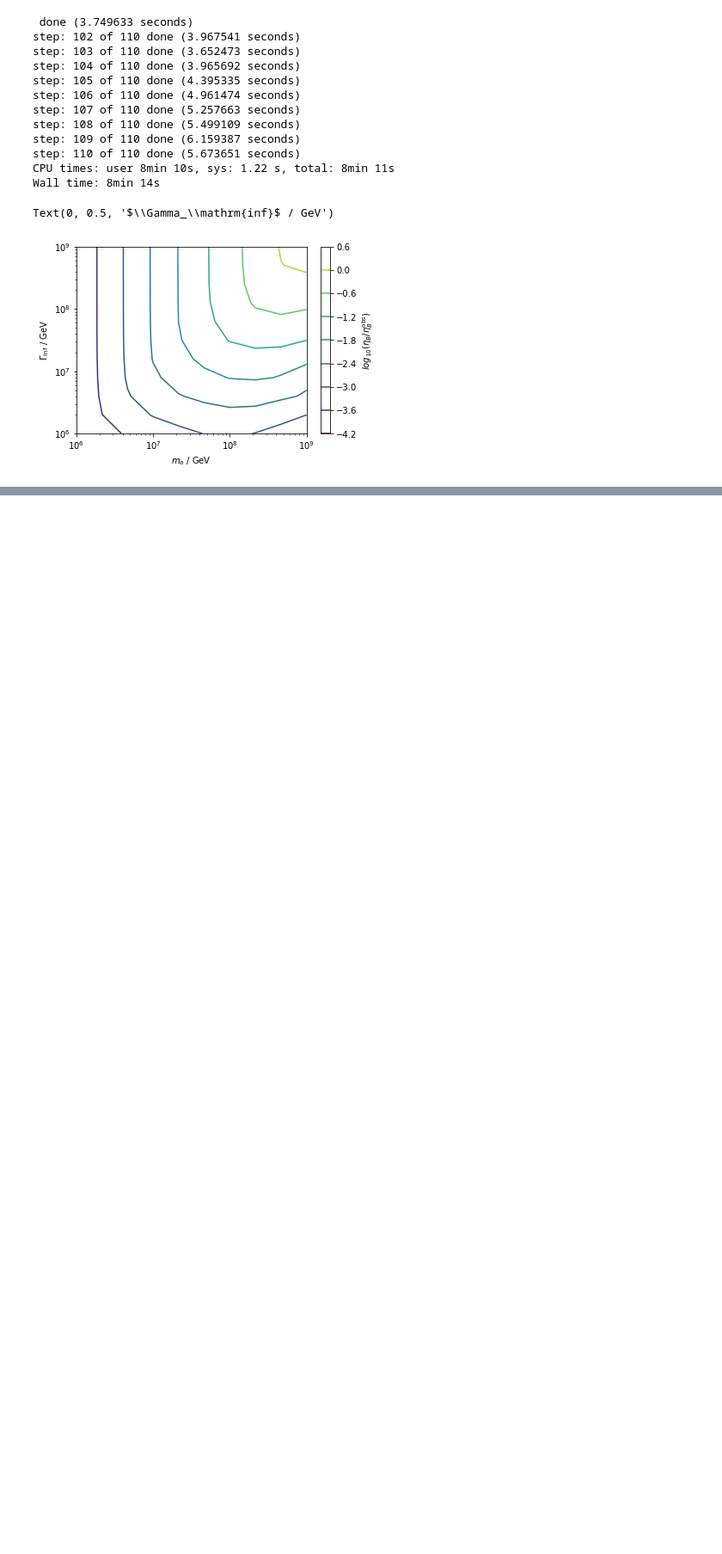
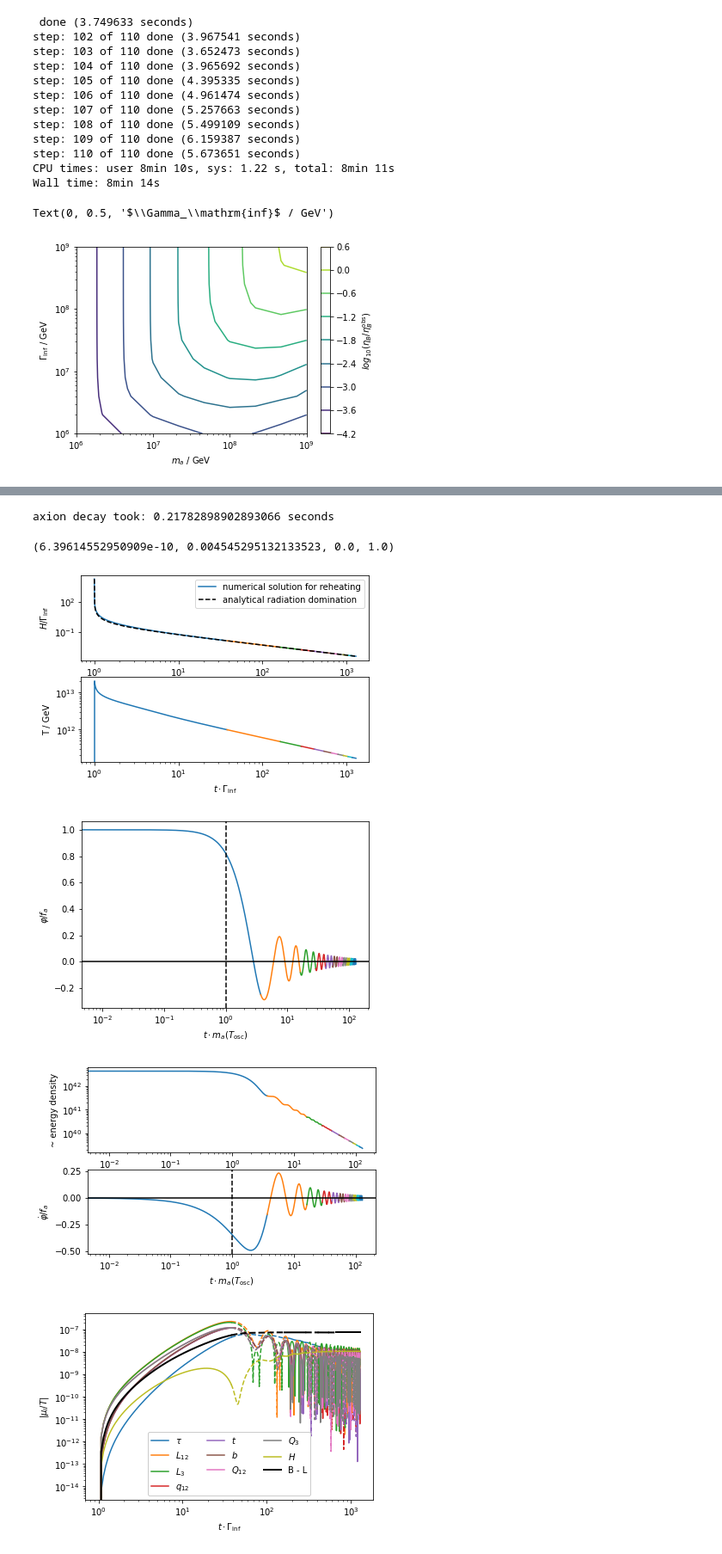
Before and after one commit to anna-jana/masters-project, a Jupyter notebook: transport_eq_in_time/realignment.ipynb, the cells around one changed output, grey strips where cells are left out. Shown at 86% size. Saved outputs shown, nothing was run; the diff lists cells and outputs as text; code cells hidden in the pictures; blank space fills up the shorter version.

```diff
--- a/transport_eq_in_time/realignment.ipynb
+++ b/transport_eq_in_time/realignment.ipynb
@@ -63,3 +62,12 @@ plt.ylabel(r"$\Gamma_\mathrm{inf}$ / GeV")
 # %% [output]
 Text(0, 0.5, '$\\Gamma_\\mathrm{inf}$ / GeV')
 [figure]
+# %%
+%run observables.py
+H_inf = 2e12
+f_a = 3e14
+Gamma_inf = 1e8
+m_a = 1e7
+compute_observables(H_inf, Gamma_inf, (m_a,), f_a, axion_motion.realignment_axion_field, (1.0, 0.0),
+                    calc_init_time=True, debug=True)
+# %% [output]
@@ -65,0 +91,6 @@ Text(0, 0.5, '$\\Gamma_\\mathrm{inf}$ / GeV')
+axion decay took: 0.21782898902893066 seconds
+(6.39614552950909e-10, 0.004545295132133523, 0.0, 1.0)
+[figure, added]
+[figure, added]
+[figure, added]
+[figure, added]
```
Also changed, not shown: parts of 4 cells of this notebook, 4 other files.
